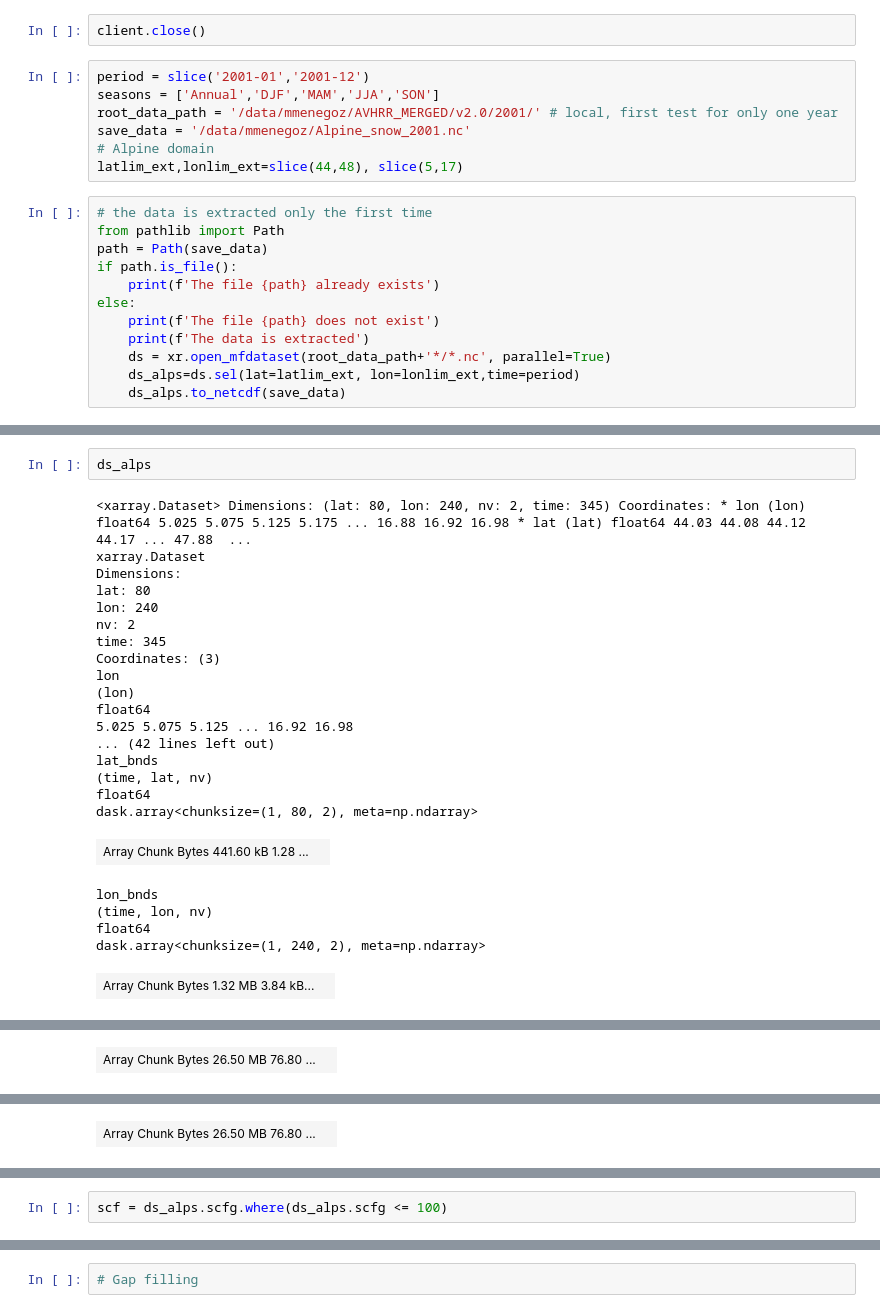
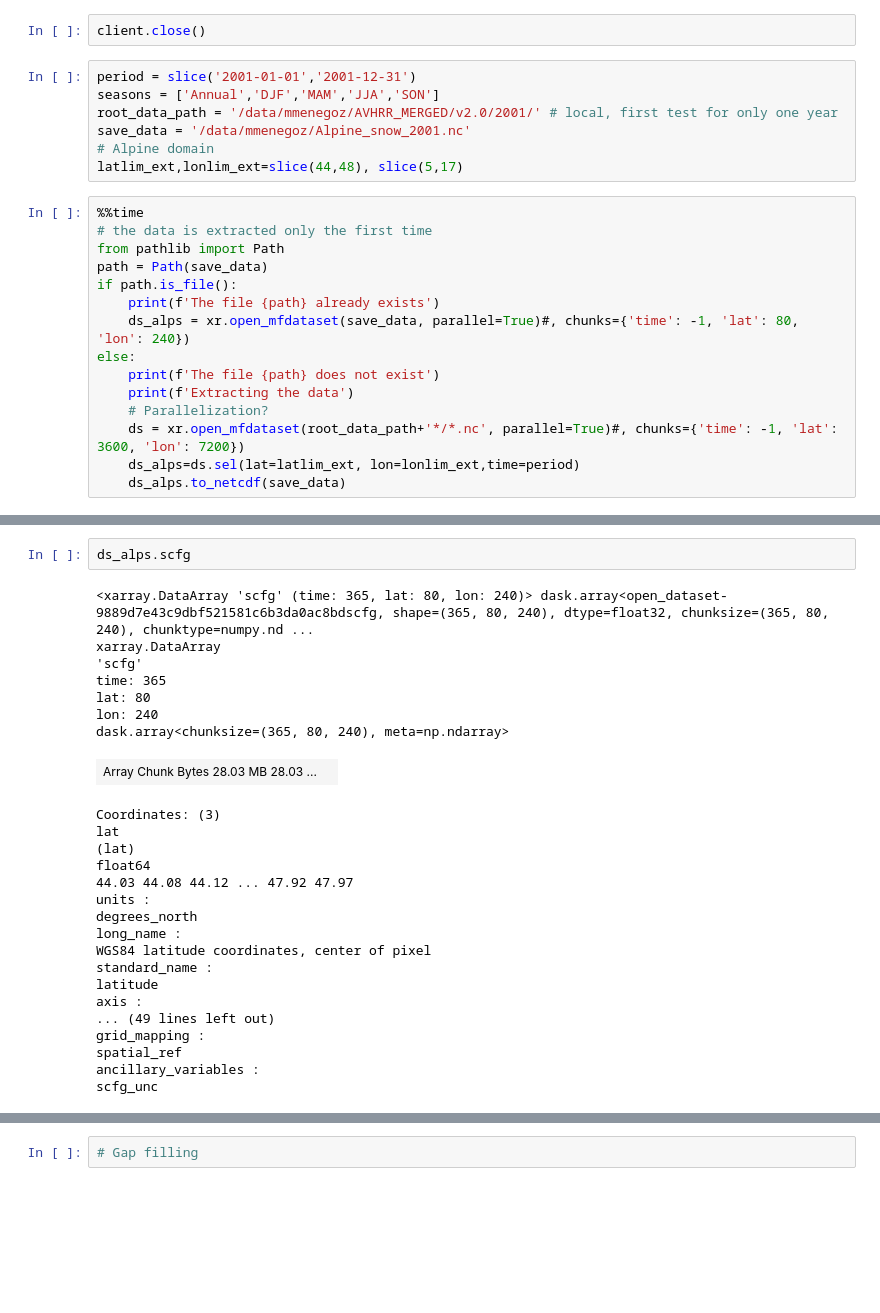
Before and after one commit to mmenegoz/Snow_cover_analysis, a Jupyter notebook: Alpine_snow_CCI.ipynb, the cells around one changed output, grey strips where cells are left out. Saved outputs shown, nothing was run; the diff lists cells and outputs as text; blank space fills up the shorter version.

```diff
--- a/Alpine_snow_CCI.ipynb
+++ b/Alpine_snow_CCI.ipynb
@@ -35,22 +35,25 @@ client
 # %%
 client.close()
 # %%
-period = slice('2001-01','2001-12')
+period = slice('2001-01-01','2001-12-31')
 seasons = ['Annual','DJF','MAM','JJA','SON']
 root_data_path = '/data/mmenegoz/AVHRR_MERGED/v2.0/2001/' # local, first test for only one year
 save_data = '/data/mmenegoz/Alpine_snow_2001.nc'
 # Alpine domain
 latlim_ext,lonlim_ext=slice(44,48), slice(5,17)
 # %%
+%%time
 # the data is extracted only the first time
 from pathlib import Path
 path = Path(save_data)
 if path.is_file():
     print(f'The file {path} already exists')
+    ds_alps = xr.open_mfdataset(save_data, parallel=True)#, chunks={'time': -1, 'lat': 80, 'lon': 240})
 else:
     print(f'The file {path} does not exist')
-    print(f'The data is extracted')
-    ds = xr.open_mfdataset(root_data_path+'*/*.nc', parallel=True)
+    print(f'Extracting the data')
+    # Parallelization?
+    ds = xr.open_mfdataset(root_data_path+'*/*.nc', parallel=True)#, chunks={'time': -1, 'lat': 3600, 'lon': 7200})
     ds_alps=ds.sel(lat=latlim_ext, lon=lonlim_ext,time=period)
     ds_alps.to_netcdf(save_data)
 # %% [output]
@@ -59,26 +63,28 @@ The data is extracted
 # %%
-ds_alps
+ds_alps.scfg
 # %% [output]
-<xarray.Dataset> Dimensions: (lat: 80, lon: 240, nv: 2, time: 345) Coordinates: * lon (lon) float64 5.025 5.075 5.125 5.175 ... 16.88 16.92 16.98 * lat (lat) float64 44.03 44.08 44.12 44.17 ... 47.88  ...
-xarray.Dataset
-Dimensions:
+<xarray.DataArray 'scfg' (time: 365, lat: 80, lon: 240)> dask.array<open_dataset-9889d7e43c9dbf521581c6b3da0ac8bdscfg, shape=(365, 80, 240), dtype=float32, chunksize=(365, 80, 240), chunktype=numpy.nd ...
+xarray.DataArray
+'scfg'
+time: 365
 lat: 80
 lon: 240
-nv: 2
-time: 345
-Coordinates: (3)
-lon
-(lon)
-float64
-5.025 5.075 5.125 ... 16.92 16.98
-... (42 lines left out)
-lat_bnds
-(time, lat, nv)
-float64
-dask.array<chunksize=(1, 80, 2), meta=np.ndarray>
+dask.array<chunksize=(365, 80, 240), meta=np.ndarray>
-| Array Chunk Bytes 441.60 kB 1.28 ... |  |
+| Array Chunk Bytes 28.03 MB 28.03 ... |  |
-lon_bnds
-(time, lon, nv)
+Coordinates: (3)
+lat
+(lat)
 float64
-dask.array<chunksize=(1, 240, 2), meta=np.ndarray>
+44.03 44.08 44.12 ... 47.92 47.97
+units :
+degrees_north
+long_name :
+WGS84 latitude coordinates, center of pixel
+standard_name :
+latitude
+axis :
+... (49 lines left out)
+grid_mapping :
+spatial_ref
+ancillary_variables :
+scfg_unc
-| Array Chunk Bytes 1.32 MB 3.84 kB... |  |
@@ -102 +90,0 @@ scfg_unc
-| Array Chunk Bytes 26.50 MB 76.80 ... |  |
@@ -123 +90,0 @@ spatial_ref
-| Array Chunk Bytes 26.50 MB 76.80 ... |  |
@@ -141,2 +90,0 @@ doi :
-# %%
-scf = ds_alps.scfg.where(ds_alps.scfg <= 100)
```
Also changed, not shown: parts of 26 cells of this notebook, 2 other files.
